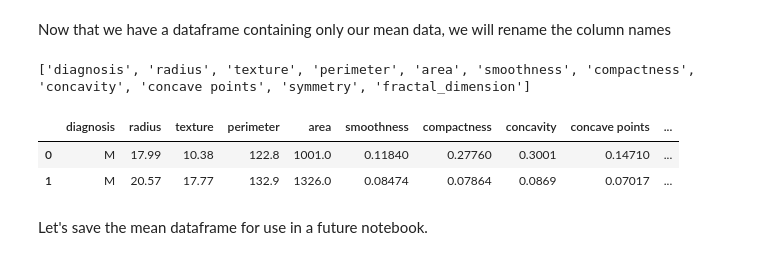
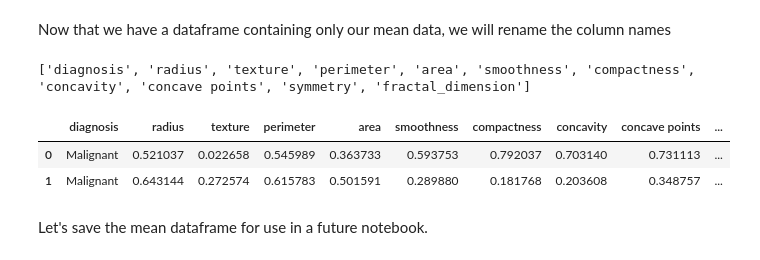
Before and after one commit to Marvykalu/Cancer_data_project, a Jupyter notebook: Breast_Cancer_data_processing.ipynb, the cells around one changed output. Saved outputs shown, nothing was run; the diff lists cells and outputs as text; code cells hidden in the pictures.

```diff
--- a/Breast_Cancer_data_processing.ipynb
+++ b/Breast_Cancer_data_processing.ipynb
@@ -109,0 +126,8 @@ df.head()
+# %%
+from sklearn.preprocessing import MinMaxScaler
+scaler = MinMaxScaler()
+#scalera.fit(features)
+d = scaler.fit_transform(features)
+#scalera.transform(features)
+names = features.columns
+df_transformed = pd.DataFrame(columns = names, data = d)
@@ -109,0 +144,4 @@ df.head()
+# %%
+#add the target feature to transformed data at position 0, name it diagnosis.
+df_transformed.insert(0, 'diagnosis', target)
+df_transformed.head(2)
@@ -126,7 +172,7 @@ We observe from the index above that three different measurements (mean, standar
 Split the data into three (mean, standard error and maximum)
 # %%
 #mean dataframe
-df_mean = df.iloc[:,:11]
-df_mean.head(2)
+df_transformed_mean = df_transformed.iloc[:,:11]
+df_transformed_mean.head(2)
 # %% [output]
 |  | diagnosis | radius_mean | texture_mean | perimeter_mean | area_mean | smoothness_mean | compactness_mean | ... |
@@ -137,19 +183,19 @@ Now that we have a dataframe containing only our mean data, we will rename the c
 # %%
 #creat a list to store the transformed column names.
 l=[]
-[l.append(i[:-5]) if 'mean' in i else l.append(i) for i in df_mean.columns ]
+[l.append(i[:-5]) if 'mean' in i else l.append(i) for i in df_transformed_mean.columns ]
 print(l)
 # %% [output]
 ['diagnosis', 'radius', 'texture', 'perimeter', 'area', 'smoothness', 'compactness', 'concavity', 'concave points', 'symmetry', 'fractal_dimension']
 # %%
 # asign the names in the list l to
-df_mean.columns = l
+df_transformed_mean.columns = l
 #print 2 lines of dataframe to confirm change
-df_mean.head(2)
+df_transformed_mean.head(2)
 # %% [output]
 |  | diagnosis | radius | texture | perimeter | area | smoothness | compactness | concavity | concave points | ... |
-| 0 | M | 17.99 | 10.38 | 122.8 | 1001.0 | 0.11840 | 0.27760 | 0.3001 | 0.14710 | ... |
-| 1 | M | 20.57 | 17.77 | 132.9 | 1326.0 | 0.08474 | 0.07864 | 0.0869 | 0.07017 | ... |
+| 0 | Malignant | 0.521037 | 0.022658 | 0.545989 | 0.363733 | 0.593753 | 0.792037 | 0.703140 | 0.731113 | ... |
+| 1 | Malignant | 0.643144 | 0.272574 | 0.615783 | 0.501591 | 0.289880 | 0.181768 | 0.203608 | 0.348757 | ... |
 # %% [markdown]
 Let's save the mean dataframe for use in a future notebook.
 # %%
```
Also changed, not shown: parts of 18 cells of this notebook.
